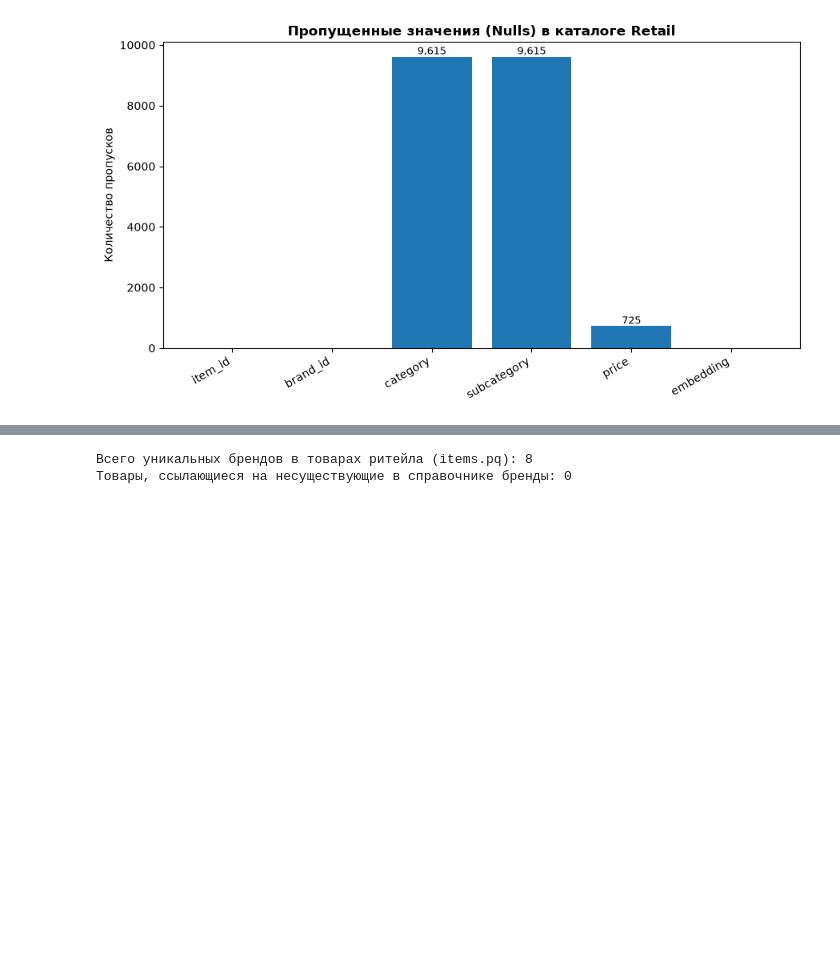
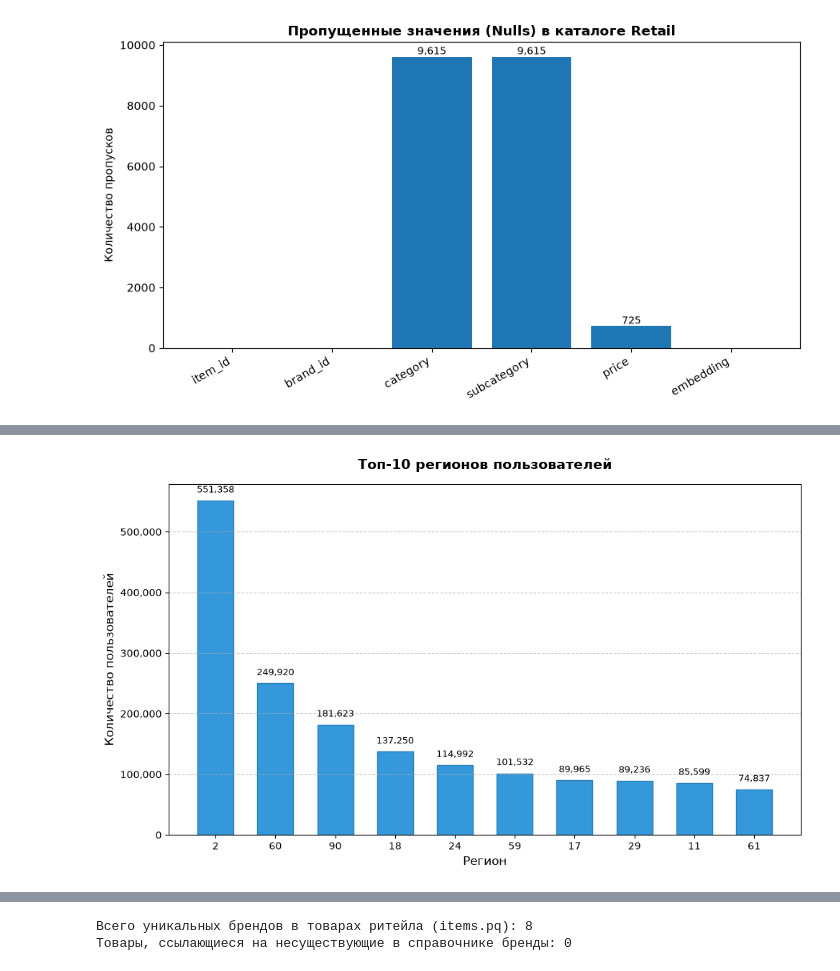
Before and after one commit to Valerpa/recsys-hse-year-project, a Jupyter notebook: 2_EDA/eda_retail.ipynb, the cells around one changed output, grey strips where cells are left out. Cells and saved outputs as stored; diff of their text form; code cells hidden in the pictures; blank space fills up the shorter version.

```diff
--- a/2_EDA/eda_retail.ipynb
+++ b/2_EDA/eda_retail.ipynb
@@ -104,0 +411,34 @@ shape: (3, 2)
+# %%
+top_regions = df_users.group_by('region').len().sort('len', descending=True)
+
+df_plot = top_regions.head(10).to_pandas()
+
+regions = df_plot['region'].astype(str)
+counts = df_plot['len']
+
+plt.figure(figsize=(10, 6))
+bars = plt.bar(regions, counts, color='#3498db', edgecolor='#2980b9', width=0.6)
+
+plt.title('Топ-10 регионов пользователей', fontsize=14, fontweight='bold', pad=15)
+plt.xlabel('Регион', fontsize=12)
+plt.ylabel('Количество пользователей', fontsize=12)
+
+plt.gca().yaxis.set_major_formatter(plt.FuncFormatter(lambda x, loc: f"{int(x):,}"))
+
+for bar in bars:
+    height = bar.get_height()
+    plt.text(
+        bar.get_x() + bar.get_width() / 2.,
+        height + 10000,
+        f"{height:,.0f}",
+        ha='center',
+        va='bottom',
+        fontsize=9,
+        rotation=0
+    )
+
+plt.grid(axis='y', linestyle='--', alpha=0.7)
+plt.tight_layout()
+plt.show()
+# %% [output]
+[figure, added]
```
Also changed, not shown: parts of 107 cells of this notebook.
